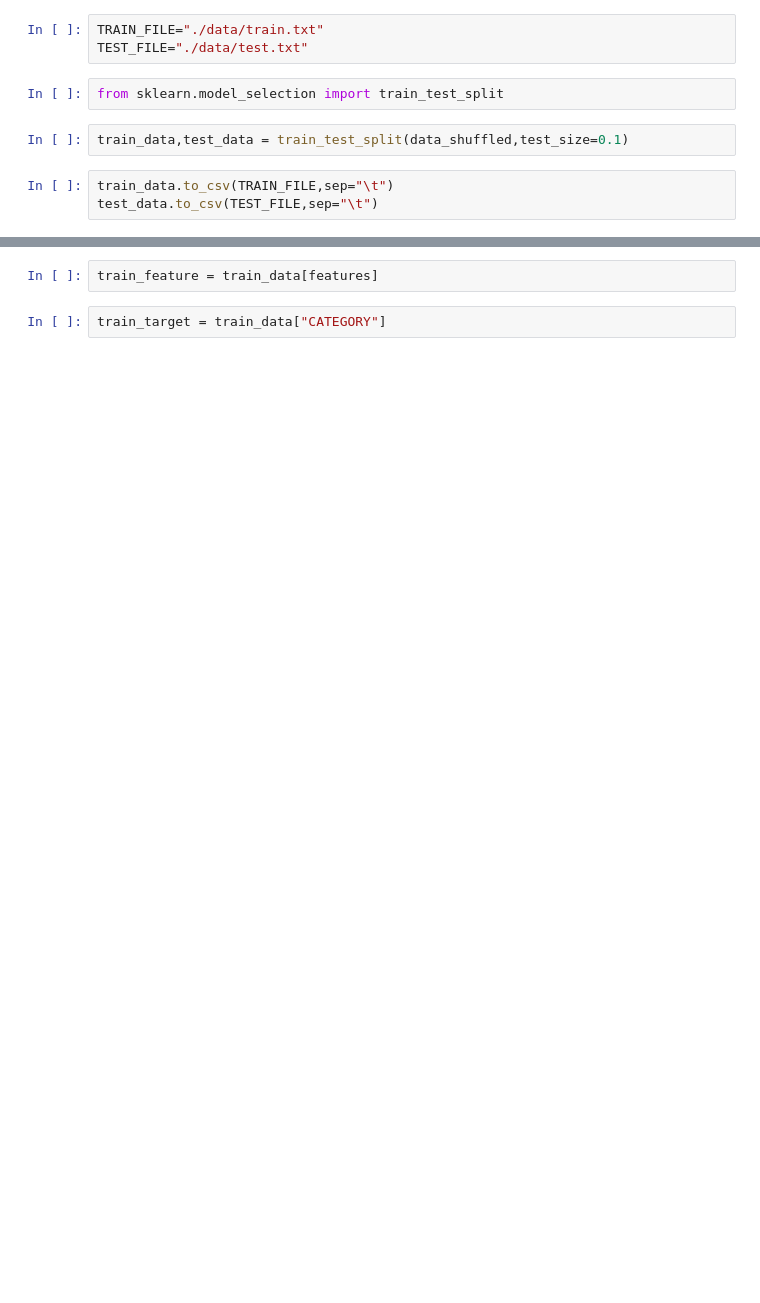
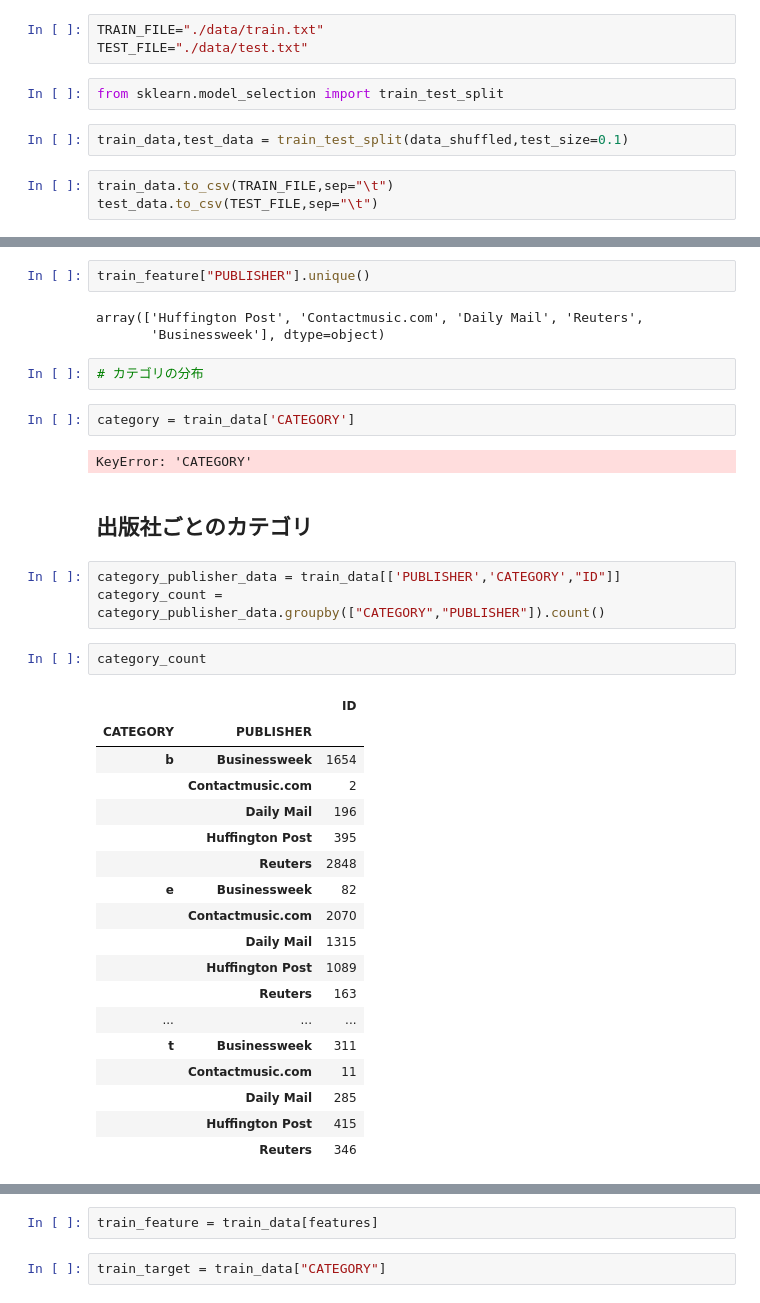
Before and after one commit to Ueeek/100Knock, a Jupyter notebook: Ch06 new/Chapter06.ipynb, the cells around one changed output, grey strips where cells are left out. Cells and saved outputs as stored; diff of their text form; blank space fills up the shorter version.

```diff
--- a/Ch06 new/Chapter06.ipynb
+++ b/Ch06 new/Chapter06.ipynb
@@ -101,0 +147,37 @@ features=["TITLE","URL","PUBLISHER","STORY","HOSTNAME","TIMESTAMP"]
+# %%
+train_feature["PUBLISHER"].unique()
+# %% [output]
+array(['Huffington Post', 'Contactmusic.com', 'Daily Mail', 'Reuters',
+       'Businessweek'], dtype=object)
+# %%
+# カテゴリの分布
+# %%
+category = train_data['CATEGORY']
+# %% [output]
+KeyError: 'CATEGORY'
+# %% [markdown]
+## 出版社ごとのカテゴリ
+# %%
+category_publisher_data = train_data[['PUBLISHER','CATEGORY',"ID"]]
+category_count = category_publisher_data.groupby(["CATEGORY","PUBLISHER"]).count()
+# %%
+category_count
+# %% [output]
+|  |  | ID |
+| CATEGORY | PUBLISHER |  |
+| b | Businessweek | 1654 |
+|  | Contactmusic.com | 2 |
+|  | Daily Mail | 196 |
+|  | Huffington Post | 395 |
+|  | Reuters | 2848 |
+| e | Businessweek | 82 |
+|  | Contactmusic.com | 2070 |
+|  | Daily Mail | 1315 |
+|  | Huffington Post | 1089 |
+|  | Reuters | 163 |
+| ... | ... | ... |
+| t | Businessweek | 311 |
+|  | Contactmusic.com | 11 |
+|  | Daily Mail | 285 |
+|  | Huffington Post | 415 |
+|  | Reuters | 346 |
```
Also changed, not shown: parts of 75 cells of this notebook, 2 other files.
